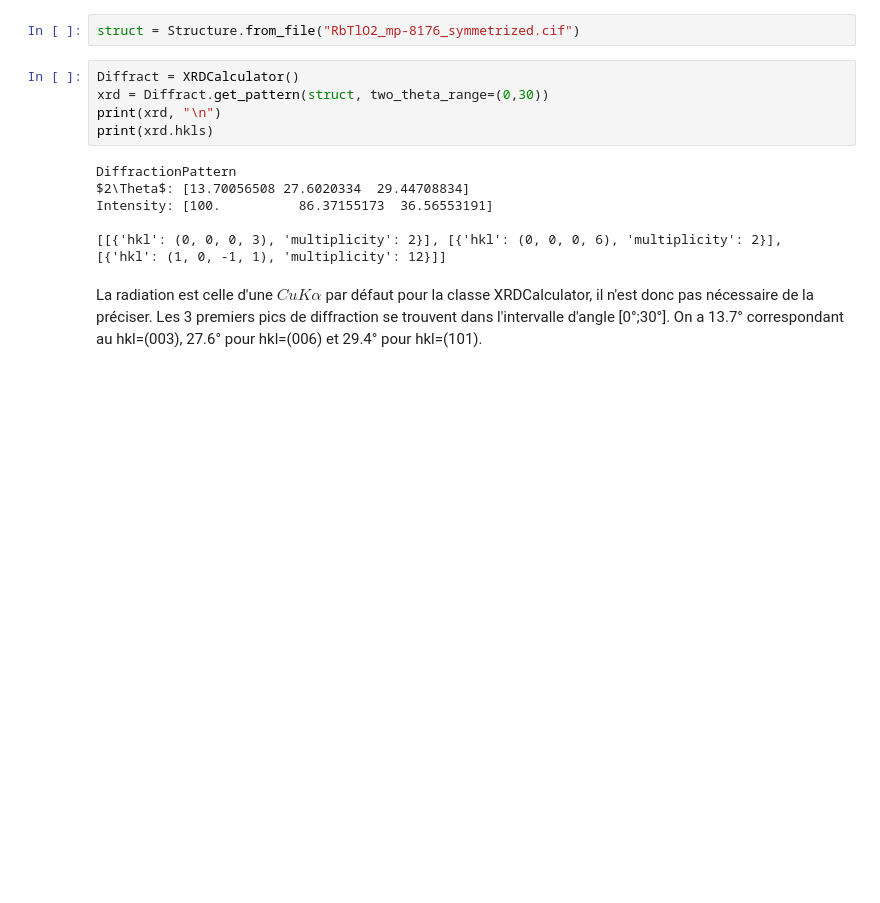
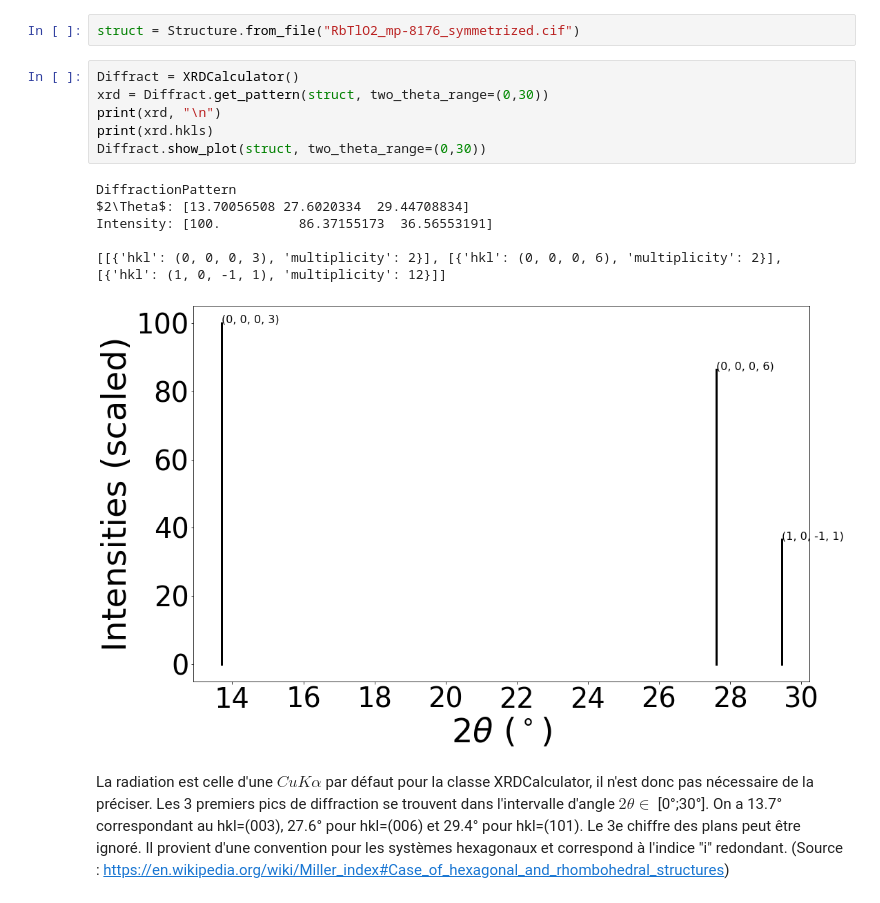
Before and after one commit to XPinon/lmapr1492, a Jupyter notebook: xrd.ipynb, the cells around one changed output. Saved outputs shown, nothing was run; the diff lists cells and outputs as text; blank space fills up the shorter version.

```diff
--- a/xrd.ipynb
+++ b/xrd.ipynb
@@ -8,13 +8,16 @@ struct = Structure.from_file("RbTlO2_mp-8176_symmetrized.cif")
 # %%
 Diffract = XRDCalculator()
 xrd = Diffract.get_pattern(struct, two_theta_range=(0,30))
 print(xrd, "\n")
 print(xrd.hkls)
+Diffract.show_plot(struct, two_theta_range=(0,30))
 # %% [output]
 DiffractionPattern
 $2\Theta$: [13.70056508 27.6020334  29.44708834]
 Intensity: [100.          86.37155173  36.56553191]
 
 [[{'hkl': (0, 0, 0, 3), 'multiplicity': 2}], [{'hkl': (0, 0, 0, 6), 'multiplicity': 2}], [{'hkl': (1, 0, -1, 1), 'multiplicity': 12}]]
+[figure, added]
 # %% [markdown]
-La radiation est celle d'une $CuK\alpha$ par défaut pour la classe XRDCalculator, il n'est donc pas nécessaire de la préciser. Les 3 premiers pics de diffraction se trouvent dans l'intervalle d'angle [0°;30°]. On a 13.7° correspondant au hkl=(003), 27.6° pour hkl=(006) et 29.4° pour hkl=(101).
+La radiation est celle d'une $CuK\alpha$ par défaut pour la classe XRDCalculator, il n'est donc pas nécessaire de la préciser. Les 3 premiers pics de diffraction se trouvent dans l'intervalle d'angle $2\theta \in$ [0°;30°]. On a 13.7° correspondant au hkl=(003), 27.6° pour hkl=(006) et 29.4° pour hkl=(101).
+Le 3e chiffre des plans peut être ignoré. Il provient d'une convention pour les systèmes hexagonaux et correspond à l'indice "i" redondant. (Source : https://en.wikipedia.org/wiki/Miller_index#Case_of_hexagonal_and_rhombohedral_structures)
```
